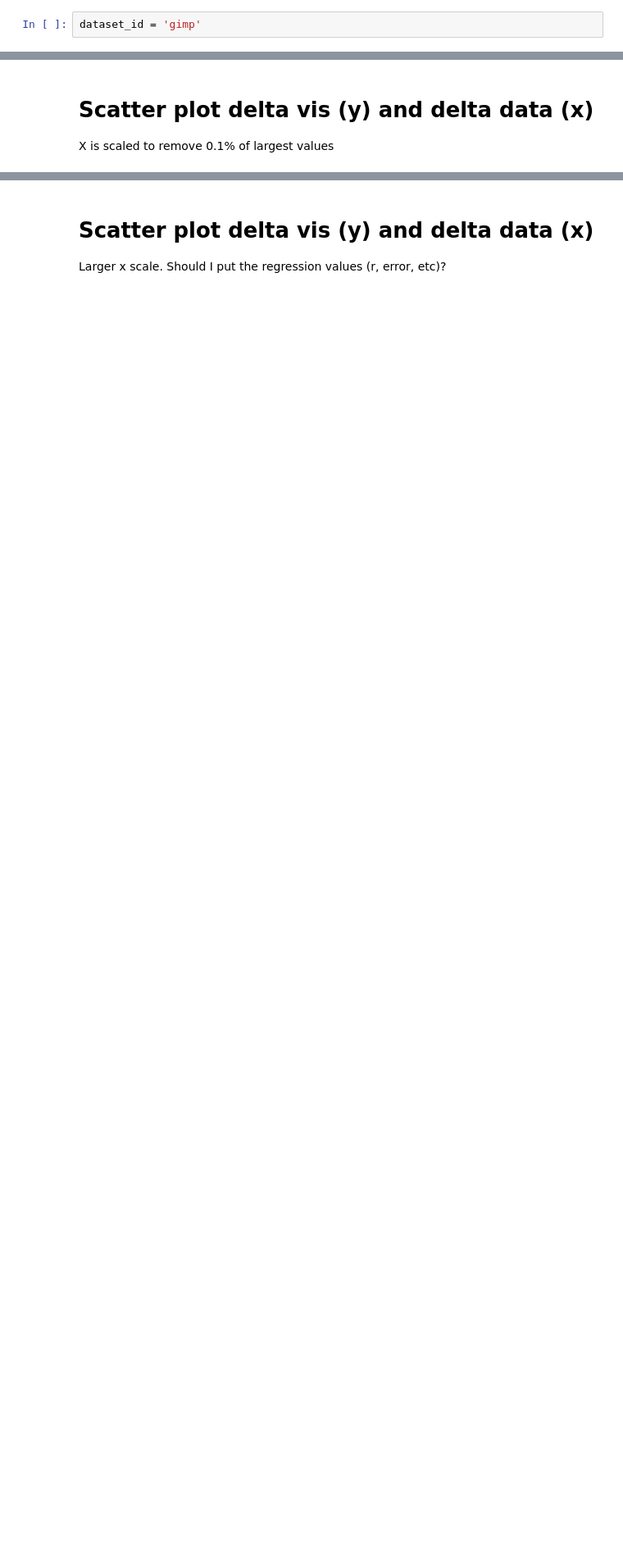
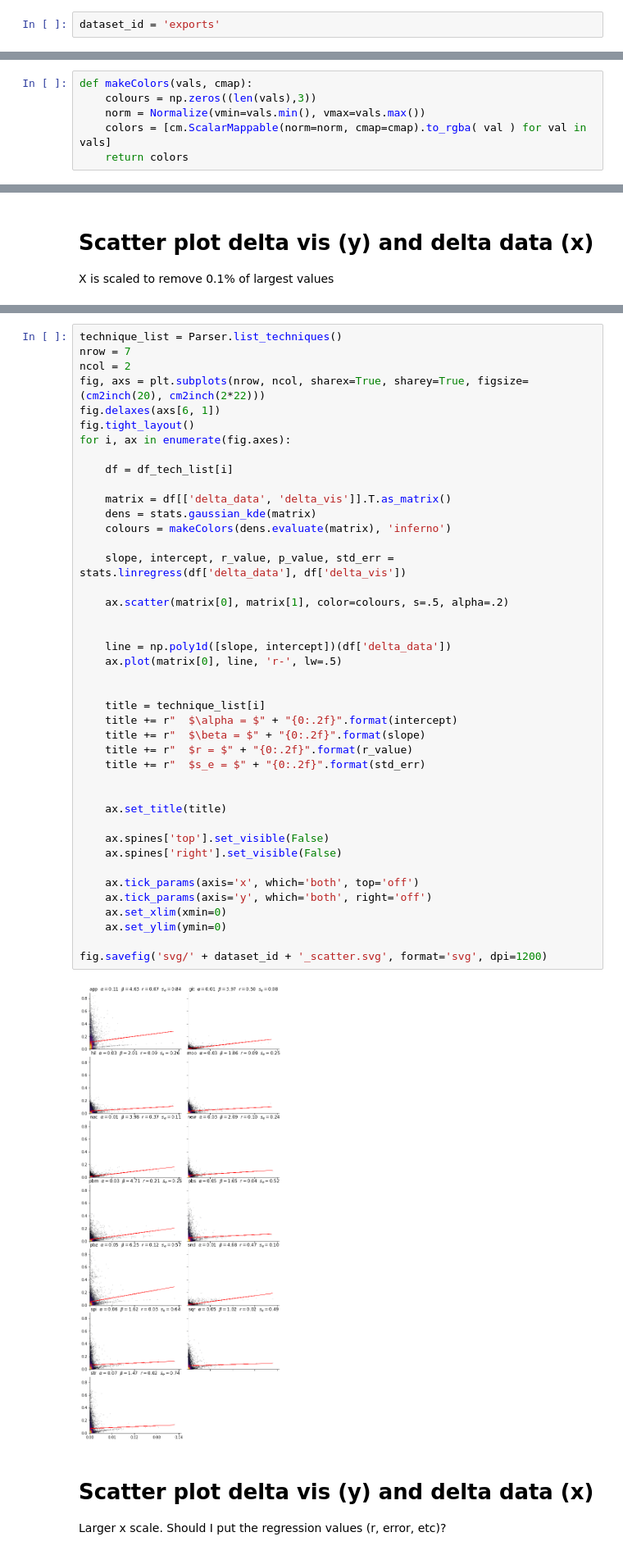
Before and after one commit to EduardoVernier/treemap-analysis, a Jupyter notebook: notebooks/ScatterDelta.ipynb, the cells around one changed output, grey strips where cells are left out. Shown at 82% size. Drawn from its saved outputs; the diff is of its cells as text; blank space fills up the shorter version.

Commit message:
Scatterplot with points colored by kde.

```diff
--- a/notebooks/ScatterDelta.ipynb
+++ b/notebooks/ScatterDelta.ipynb
@@ -10,7 +13,7 @@ sys.path.append('/home/eduardo/PycharmProjects/treemap-analysis/code')
 import Parser
 import TemporalMetrics
 # %%
-dataset_id = 'gimp'
+dataset_id = 'exports'
 # %%
 technique_list = Parser.list_techniques()
 df_tech_list = []
@@ -30,0 +70,6 @@ def cm2inch(value):
+# %%
+def makeColors(vals, cmap):
+    colours = np.zeros((len(vals),3))
+    norm = Normalize(vmin=vals.min(), vmax=vals.max())
+    colors = [cm.ScalarMappable(norm=norm, cmap=cmap).to_rgba( val ) for val in vals]
+    return colors
@@ -58,3 +104,47 @@ for i, ax in enumerate(fig.axes):
+# %%
+technique_list = Parser.list_techniques()
+nrow = 7
+ncol = 2
+fig, axs = plt.subplots(nrow, ncol, sharex=True, sharey=True, figsize=(cm2inch(20), cm2inch(2*22)))
+fig.delaxes(axs[6, 1])
+fig.tight_layout()
+for i, ax in enumerate(fig.axes):
+
+    df = df_tech_list[i]
+
+    matrix = df[['delta_data', 'delta_vis']].T.as_matrix()
+    dens = stats.gaussian_kde(matrix)
+    colours = makeColors(dens.evaluate(matrix), 'inferno')
+
+    slope, intercept, r_value, p_value, std_err = stats.linregress(df['delta_data'], df['delta_vis'])
+
+    ax.scatter(matrix[0], matrix[1], color=colours, s=.5, alpha=.2)
+
+
+    line = np.poly1d([slope, intercept])(df['delta_data'])
+    ax.plot(matrix[0], line, 'r-', lw=.5)
+
+
+    title = technique_list[i]
+    title += r"  $\alpha = $" + "{0:.2f}".format(intercept)
+    title += r"  $\beta = $" + "{0:.2f}".format(slope)
+    title += r"  $r = $" + "{0:.2f}".format(r_value)
+    title += r"  $s_e = $" + "{0:.2f}".format(std_err)
+
+
+    ax.set_title(title)
+
+    ax.spines['top'].set_visible(False)
+    ax.spines['right'].set_visible(False)
+
+    ax.tick_params(axis='x', which='both', top='off')
+    ax.tick_params(axis='y', which='both', right='off')
+    ax.set_xlim(xmin=0)
+    ax.set_ylim(ymin=0)
+
+fig.savefig('svg/' + dataset_id + '_scatter.svg', format='svg', dpi=1200)
+# %% [output]
+[figure, added]
 # %% [markdown]
 # Scatter plot delta vis (y) and delta data (x)
 Larger x scale. Should I put the regression values (r, error, etc)?
```
Also changed, not shown: parts of 7 cells of this notebook.
